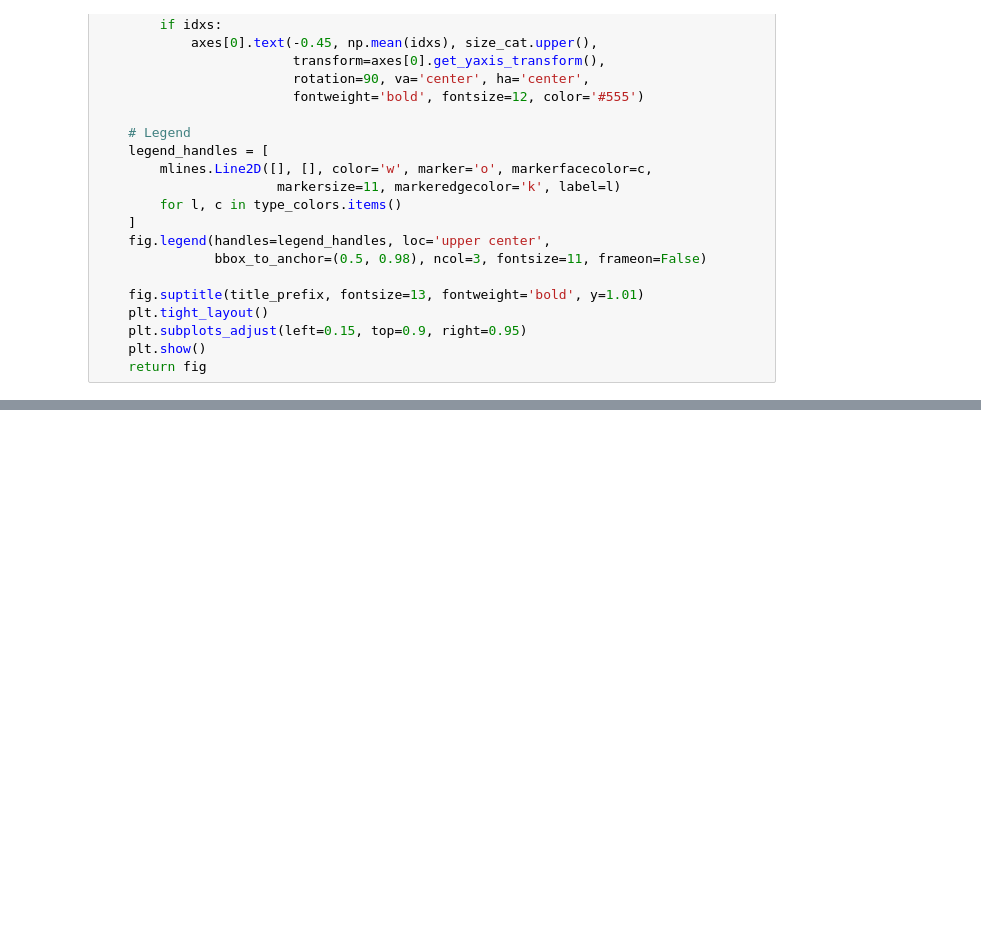
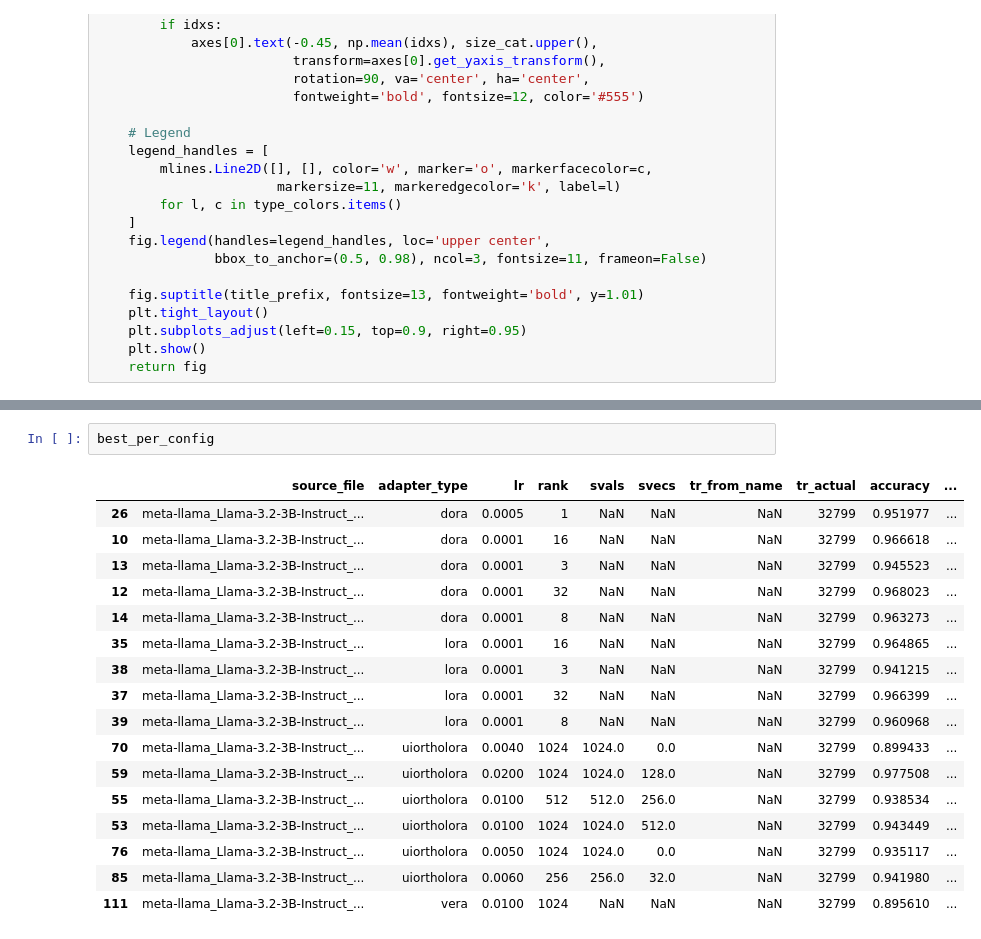
Before and after one commit to Guy-Bilitski/UIOrthoLoRA, a Jupyter notebook: notebooks/tuner_knowledge/src/analysis/comparison_analysis.ipynb, the cells around one changed output, grey strips where cells are left out. Cells and saved outputs as stored; diff of their text form; blank space fills up the shorter version.

```diff
--- a/notebooks/tuner_knowledge/src/analysis/comparison_analysis.ipynb
+++ b/notebooks/tuner_knowledge/src/analysis/comparison_analysis.ipynb
@@ -287,0 +288,20 @@ fig = plot_results(plot_df, TYPE_COLORS, BG_COLORS, PLOT_TITLE_PREFIX, FIGURE_SI
+# %%
+best_per_config
+# %% [output]
+|  | source_file | adapter_type | lr | rank | svals | svecs | tr_from_name | tr_actual | accuracy | ... |
+| 26 | meta-llama_Llama-3.2-3B-Instruct_... | dora | 0.0005 | 1 | NaN | NaN | NaN | 32799 | 0.951977 | ... |
+| 10 | meta-llama_Llama-3.2-3B-Instruct_... | dora | 0.0001 | 16 | NaN | NaN | NaN | 32799 | 0.966618 | ... |
+| 13 | meta-llama_Llama-3.2-3B-Instruct_... | dora | 0.0001 | 3 | NaN | NaN | NaN | 32799 | 0.945523 | ... |
+| 12 | meta-llama_Llama-3.2-3B-Instruct_... | dora | 0.0001 | 32 | NaN | NaN | NaN | 32799 | 0.968023 | ... |
+| 14 | meta-llama_Llama-3.2-3B-Instruct_... | dora | 0.0001 | 8 | NaN | NaN | NaN | 32799 | 0.963273 | ... |
+| 35 | meta-llama_Llama-3.2-3B-Instruct_... | lora | 0.0001 | 16 | NaN | NaN | NaN | 32799 | 0.964865 | ... |
+| 38 | meta-llama_Llama-3.2-3B-Instruct_... | lora | 0.0001 | 3 | NaN | NaN | NaN | 32799 | 0.941215 | ... |
+| 37 | meta-llama_Llama-3.2-3B-Instruct_... | lora | 0.0001 | 32 | NaN | NaN | NaN | 32799 | 0.966399 | ... |
+| 39 | meta-llama_Llama-3.2-3B-Instruct_... | lora | 0.0001 | 8 | NaN | NaN | NaN | 32799 | 0.960968 | ... |
+| 70 | meta-llama_Llama-3.2-3B-Instruct_... | uiortholora | 0.0040 | 1024 | 1024.0 | 0.0 | NaN | 32799 | 0.899433 | ... |
+| 59 | meta-llama_Llama-3.2-3B-Instruct_... | uiortholora | 0.0200 | 1024 | 1024.0 | 128.0 | NaN | 32799 | 0.977508 | ... |
+| 55 | meta-llama_Llama-3.2-3B-Instruct_... | uiortholora | 0.0100 | 512 | 512.0 | 256.0 | NaN | 32799 | 0.938534 | ... |
+| 53 | meta-llama_Llama-3.2-3B-Instruct_... | uiortholora | 0.0100 | 1024 | 1024.0 | 512.0 | NaN | 32799 | 0.943449 | ... |
+| 76 | meta-llama_Llama-3.2-3B-Instruct_... | uiortholora | 0.0050 | 1024 | 1024.0 | 0.0 | NaN | 32799 | 0.935117 | ... |
+| 85 | meta-llama_Llama-3.2-3B-Instruct_... | uiortholora | 0.0060 | 256 | 256.0 | 32.0 | NaN | 32799 | 0.941980 | ... |
+| 111 | meta-llama_Llama-3.2-3B-Instruct_... | vera | 0.0100 | 1024 | NaN | NaN | NaN | 32799 | 0.895610 | ... |
```
Also changed, not shown: parts of 4 cells of this notebook, 14 other files.
